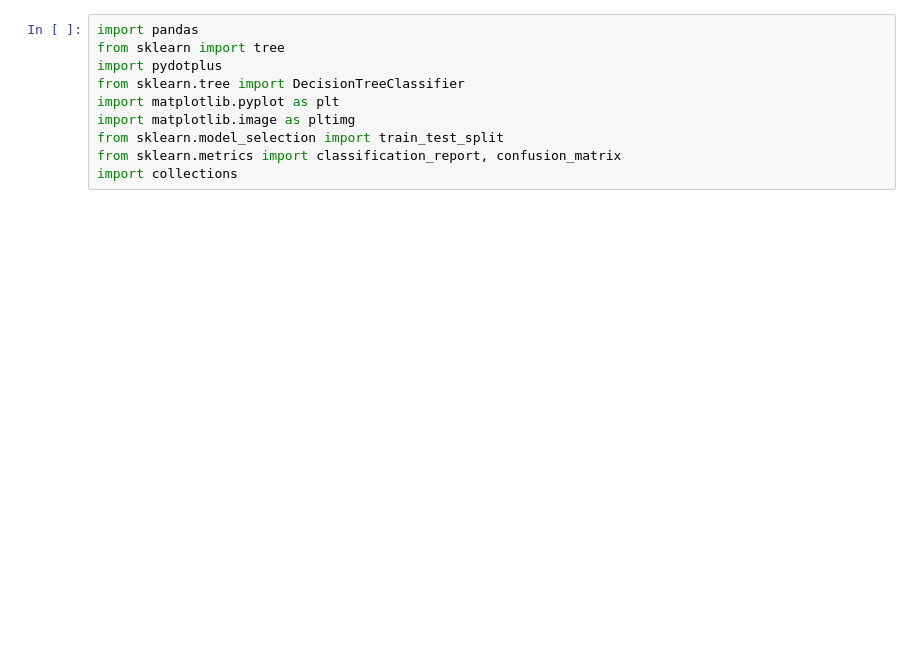
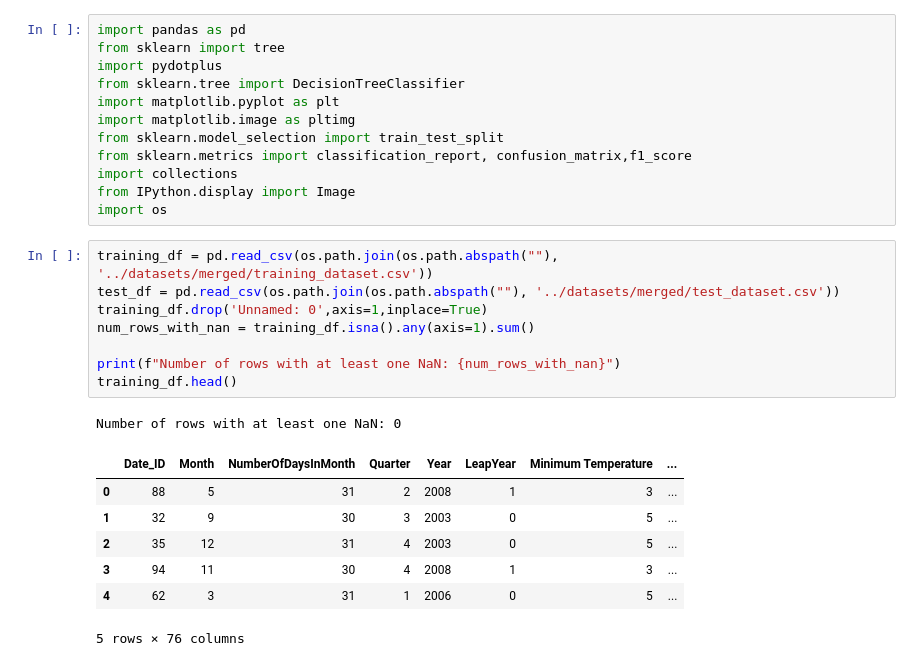
Before and after one commit to Daniel-Dumitrescu/csi4142-project, a Jupyter notebook: supervised_learning/Decision_Tree.ipynb, the cells around one changed output. Saved outputs shown, nothing was run; the diff lists cells and outputs as text; blank space fills up the shorter version.

```diff
--- a/supervised_learning/Decision_Tree.ipynb
+++ b/supervised_learning/Decision_Tree.ipynb
@@ -1,10 +1,29 @@
 # %%
-import pandas
+import pandas as pd
 from sklearn import tree
 import pydotplus
 from sklearn.tree import DecisionTreeClassifier
 import matplotlib.pyplot as plt
 import matplotlib.image as pltimg
 from sklearn.model_selection import train_test_split
-from sklearn.metrics import classification_report, confusion_matrix
+from sklearn.metrics import classification_report, confusion_matrix,f1_score
 import collections
+from IPython.display import Image
+import os
+# %%
+training_df = pd.read_csv(os.path.join(os.path.abspath(""), '../datasets/merged/training_dataset.csv'))
+test_df = pd.read_csv(os.path.join(os.path.abspath(""), '../datasets/merged/test_dataset.csv'))
+training_df.drop('Unnamed: 0',axis=1,inplace=True)
+num_rows_with_nan = training_df.isna().any(axis=1).sum()
+
+print(f"Number of rows with at least one NaN: {num_rows_with_nan}")
+training_df.head()
+# %% [output]
+Number of rows with at least one NaN: 0
+|  | Date_ID | Month | NumberOfDaysInMonth | Quarter | Year | LeapYear | Minimum Temperature | ... |
+| 0 | 88 | 5 | 31 | 2 | 2008 | 1 | 3 | ... |
+| 1 | 32 | 9 | 30 | 3 | 2003 | 0 | 5 | ... |
+| 2 | 35 | 12 | 31 | 4 | 2003 | 0 | 5 | ... |
+| 3 | 94 | 11 | 30 | 4 | 2008 | 1 | 3 | ... |
+| 4 | 62 | 3 | 31 | 1 | 2006 | 0 | 5 | ... |
+5 rows × 76 columns
```
Also changed, not shown: parts of 9 cells of this notebook.
